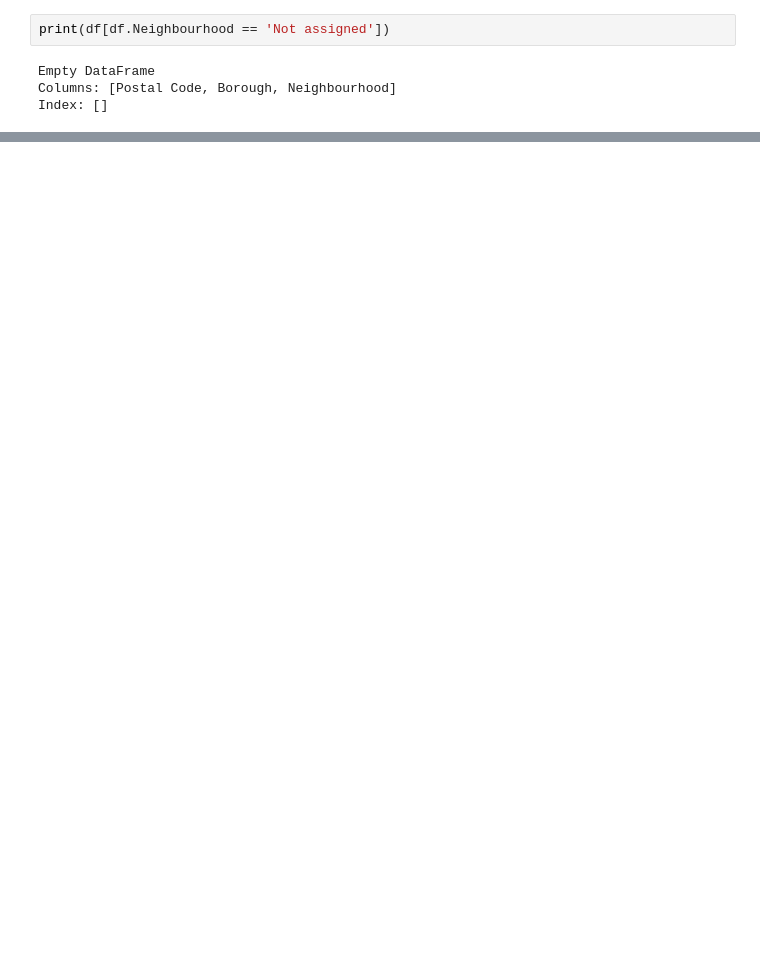
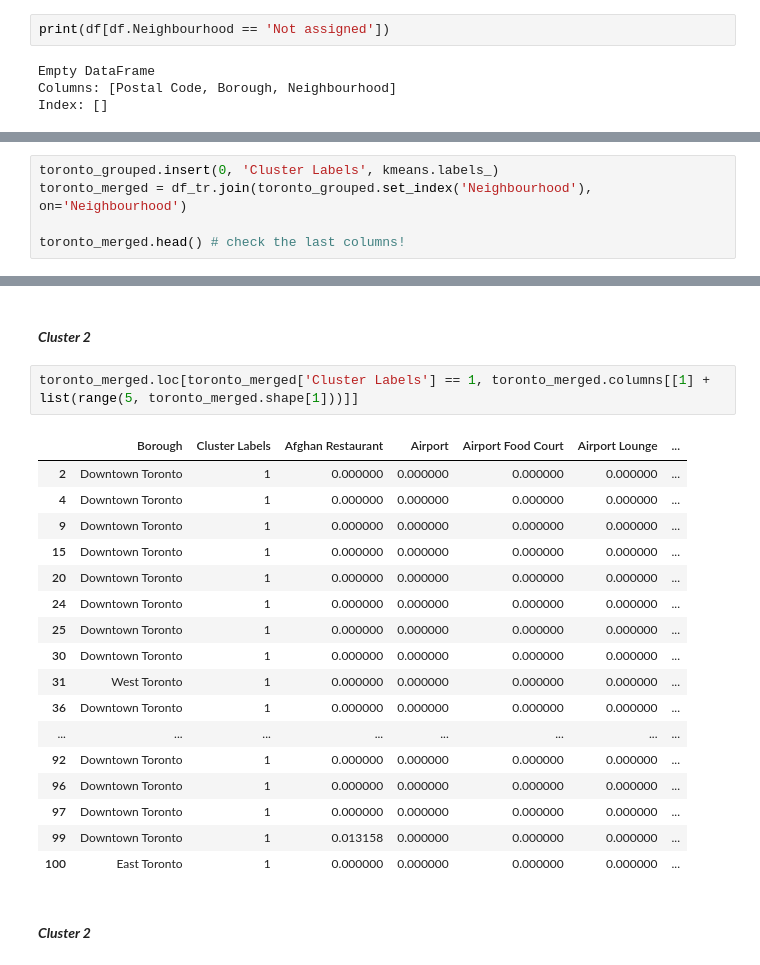
Before and after one commit to Remember63/IBM-Data-Science-Professional-Certificates, a Jupyter notebook: Coursera_Capstone.ipynb, the cells around one changed output, grey strips where cells are left out. Cells and saved outputs as stored; diff of their text form; blank space fills up the shorter version.

```diff
--- a/Coursera_Capstone.ipynb
+++ b/Coursera_Capstone.ipynb
@@ -56,0 +344,5 @@ df.shape
+# %%
+toronto_grouped.insert(0, 'Cluster Labels', kmeans.labels_)
+toronto_merged = df_tr.join(toronto_grouped.set_index('Neighbourhood'), on='Neighbourhood')
+
+toronto_merged.head() # check the last columns!
@@ -56,0 +390,24 @@ df.shape
+# %% [markdown]
+#### ___Cluster 2___
+# %%
+toronto_merged.loc[toronto_merged['Cluster Labels'] == 1, toronto_merged.columns[[1] + list(range(5, toronto_merged.shape[1]))]]
+# %% [output]
+|  | Borough | Cluster Labels | Afghan Restaurant | Airport | Airport Food Court | Airport Lounge | ... |
+| 2 | Downtown Toronto | 1 | 0.000000 | 0.000000 | 0.000000 | 0.000000 | ... |
+| 4 | Downtown Toronto | 1 | 0.000000 | 0.000000 | 0.000000 | 0.000000 | ... |
+| 9 | Downtown Toronto | 1 | 0.000000 | 0.000000 | 0.000000 | 0.000000 | ... |
+| 15 | Downtown Toronto | 1 | 0.000000 | 0.000000 | 0.000000 | 0.000000 | ... |
+| 20 | Downtown Toronto | 1 | 0.000000 | 0.000000 | 0.000000 | 0.000000 | ... |
+| 24 | Downtown Toronto | 1 | 0.000000 | 0.000000 | 0.000000 | 0.000000 | ... |
+| 25 | Downtown Toronto | 1 | 0.000000 | 0.000000 | 0.000000 | 0.000000 | ... |
+| 30 | Downtown Toronto | 1 | 0.000000 | 0.000000 | 0.000000 | 0.000000 | ... |
+| 31 | West Toronto | 1 | 0.000000 | 0.000000 | 0.000000 | 0.000000 | ... |
+| 36 | Downtown Toronto | 1 | 0.000000 | 0.000000 | 0.000000 | 0.000000 | ... |
+| ... | ... | ... | ... | ... | ... | ... | ... |
+| 92 | Downtown Toronto | 1 | 0.000000 | 0.000000 | 0.000000 | 0.000000 | ... |
+| 96 | Downtown Toronto | 1 | 0.000000 | 0.000000 | 0.000000 | 0.000000 | ... |
+| 97 | Downtown Toronto | 1 | 0.000000 | 0.000000 | 0.000000 | 0.000000 | ... |
+| 99 | Downtown Toronto | 1 | 0.013158 | 0.000000 | 0.000000 | 0.000000 | ... |
+| 100 | East Toronto | 1 | 0.000000 | 0.000000 | 0.000000 | 0.000000 | ... |
+# %% [markdown]
+#### ___Cluster 2___
```
Also changed, not shown: parts of 41 cells of this notebook.
